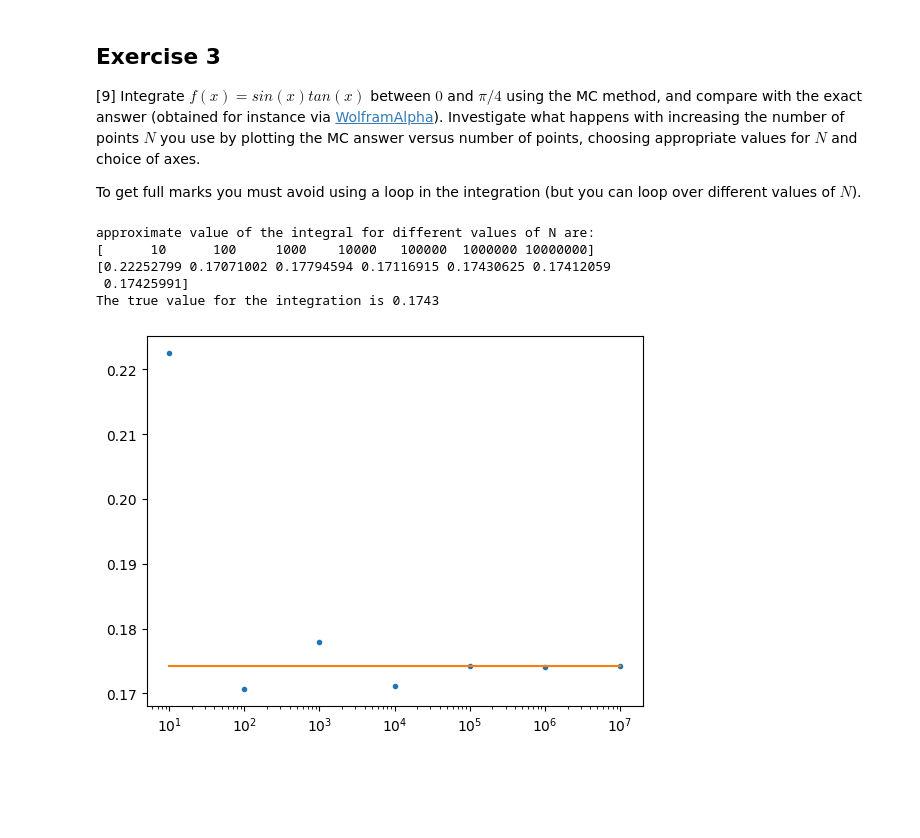
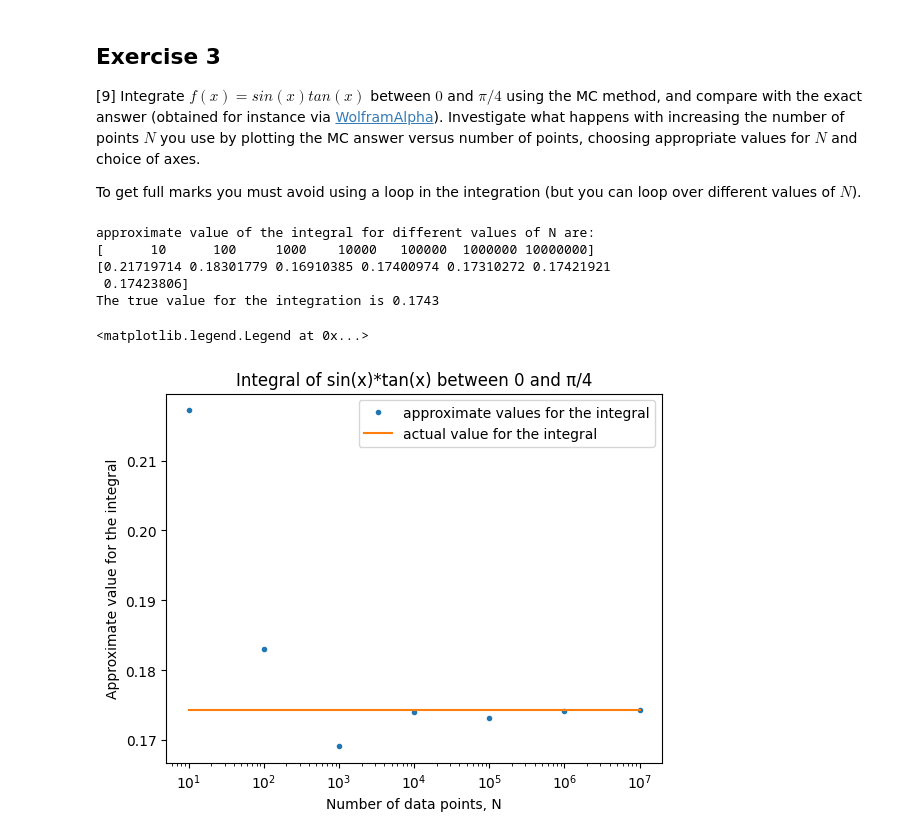
Before and after one commit to PX2145-2025/week-6-b-Jones-CameronR, a Jupyter notebook: Monte_Carlo.ipynb, the cells around one changed output. Cells and saved outputs as stored; diff of their text form; code cells hidden in the pictures; blank space fills up the shorter version.

```diff
--- a/Monte_Carlo.ipynb
+++ b/Monte_Carlo.ipynb
@@ -263,27 +263,33 @@ Wall time: 33.5 ms
 # %%
 def f(X):
   return np.sin(x) *np.tan(x)
 
 p = np.arange (1,8,1)
 N = 10**p
 approx = np.zeros(len(N))
 
 for i in range(0, len(N)):
   x = random(N[i]) * np.pi/4
   z = f(x)
   approx[i] = (np.sum(z)/N[i]) * (np.pi / 4 )
 
 print(f"approximate value of the integral for different values of N are:\n{N}\n{approx}")
 
 print("The true value for the integration is 0.1743")
 
-plt.plot(N, approx, ".")
-plt.plot(N,0.1743*np.ones(len(N)))
+plt.plot(N, approx, ".", label = "approximate values for the integral")
+plt.plot(N,0.1743*np.ones(len(N)), label = "actual value for the integral")
+
 plt.xscale("log")
+plt.xlabel("Number of data points, N")
+plt.ylabel("Approximate value for the integral")
+plt.title("Integral of sin(x)*tan(x) between 0 and π/4")
+plt.legend(loc = "best")
 # %% [output]
 approximate value of the integral for different values of N are:
 [      10      100     1000    10000   100000  1000000 10000000]
-[0.22252799 0.17071002 0.17794594 0.17116915 0.17430625 0.17412059
- 0.17425991]
+[0.21719714 0.18301779 0.16910385 0.17400974 0.17310272 0.17421921
+ 0.17423806]
 The true value for the integration is 0.1743
+<matplotlib.legend.Legend at 0x...>
-[figure, old version]
+[figure, new version]
```
